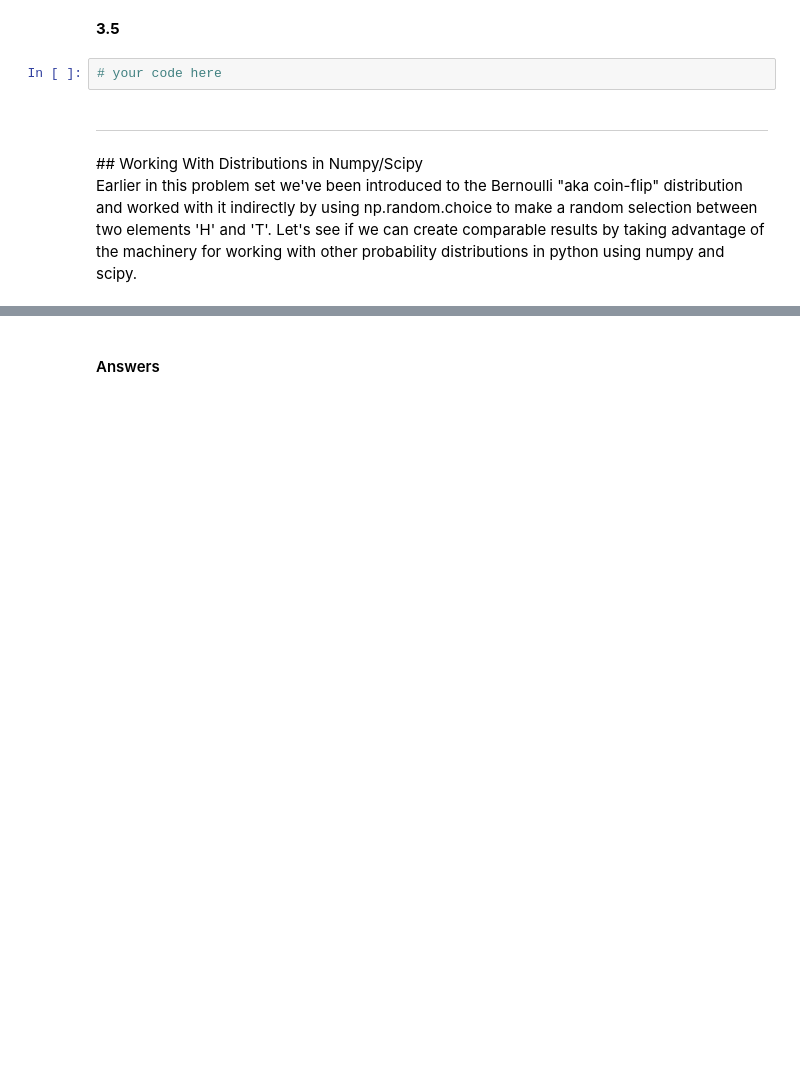
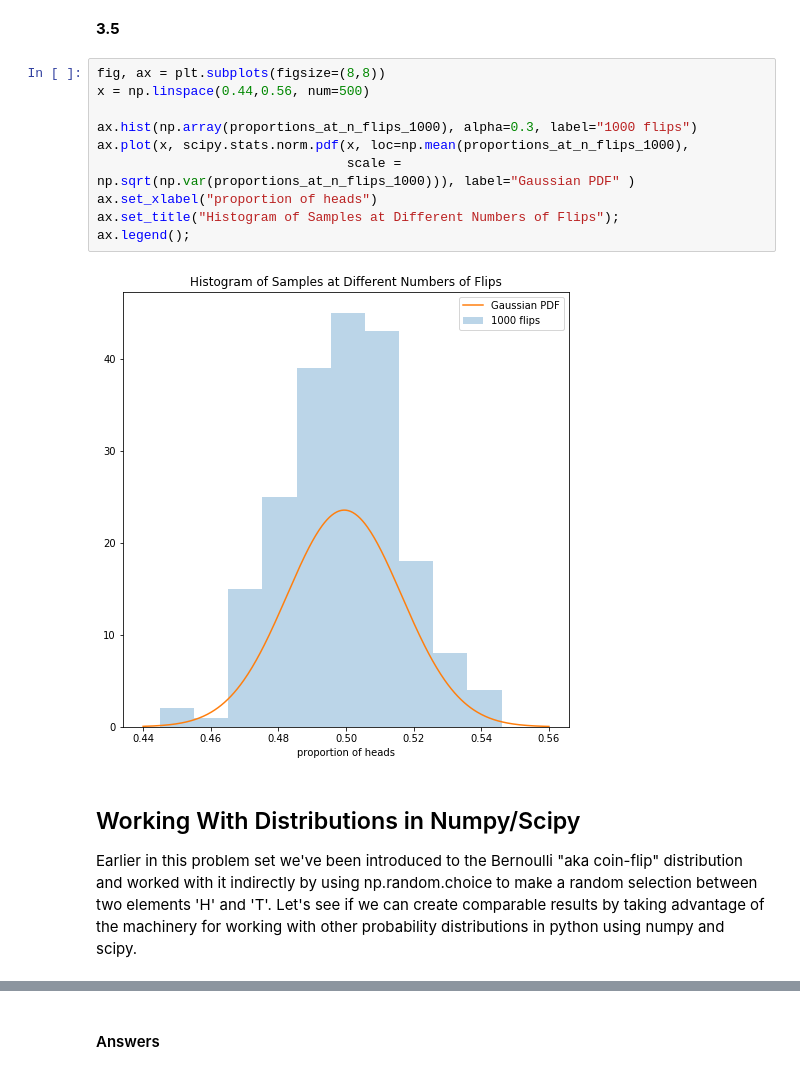
Before and after one commit to xingstar97/Harvard_CS109, a Jupyter notebook: hw0/cs109a_hw0.ipynb, the cells around one changed output, grey strips where cells are left out. Saved outputs shown, nothing was run; the diff lists cells and outputs as text; blank space fills up the shorter version.

```diff
--- a/hw0/cs109a_hw0.ipynb
+++ b/hw0/cs109a_hw0.ipynb
@@ -213,9 +454,18 @@ The coin flip experiment that we did above gave us some insight, but we don't ha
 # %% [markdown]
 **3.5**
-# %%
-# your code here
+# %%
+fig, ax = plt.subplots(figsize=(8,8))
+x = np.linspace(0.44,0.56, num=500)
+
+ax.hist(np.array(proportions_at_n_flips_1000), alpha=0.3, label="1000 flips")
+ax.plot(x, scipy.stats.norm.pdf(x, loc=np.mean(proportions_at_n_flips_1000),
+                                scale = np.sqrt(np.var(proportions_at_n_flips_1000))), label="Gaussian PDF" )
+ax.set_xlabel("proportion of heads")
+ax.set_title("Histogram of Samples at Different Numbers of Flips");
+ax.legend();
+# %% [output]
+[figure, added]
 # %% [markdown]
-<hr style='height:1px'>
 ## Working With Distributions in Numpy/Scipy
 
 Earlier in this problem set we've been introduced to the Bernoulli "aka coin-flip" distribution and worked with it indirectly by using np.random.choice to make a random selection between two elements 'H' and 'T'.  Let's see if we can create comparable results by taking advantage of the machinery for working with other probability distributions in python using numpy and scipy.
```
Also changed, not shown: parts of 94 cells of this notebook, 13 other files.
